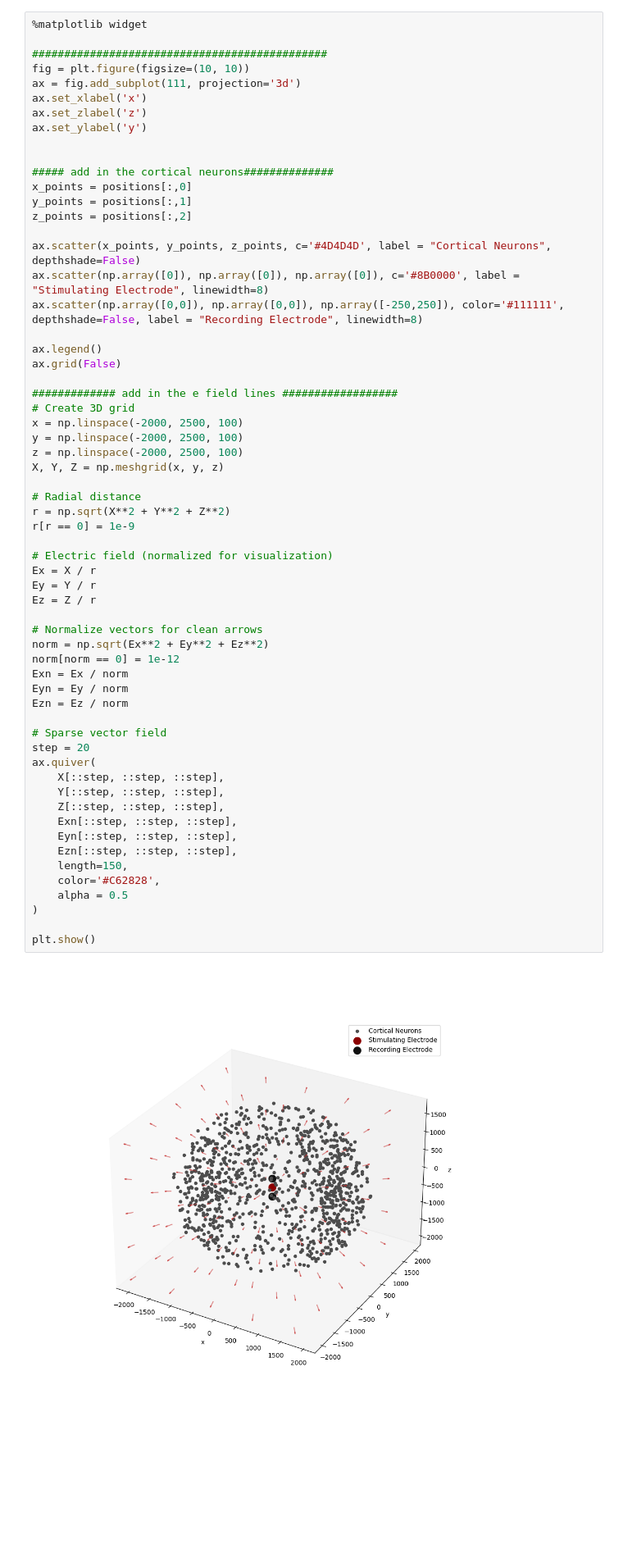
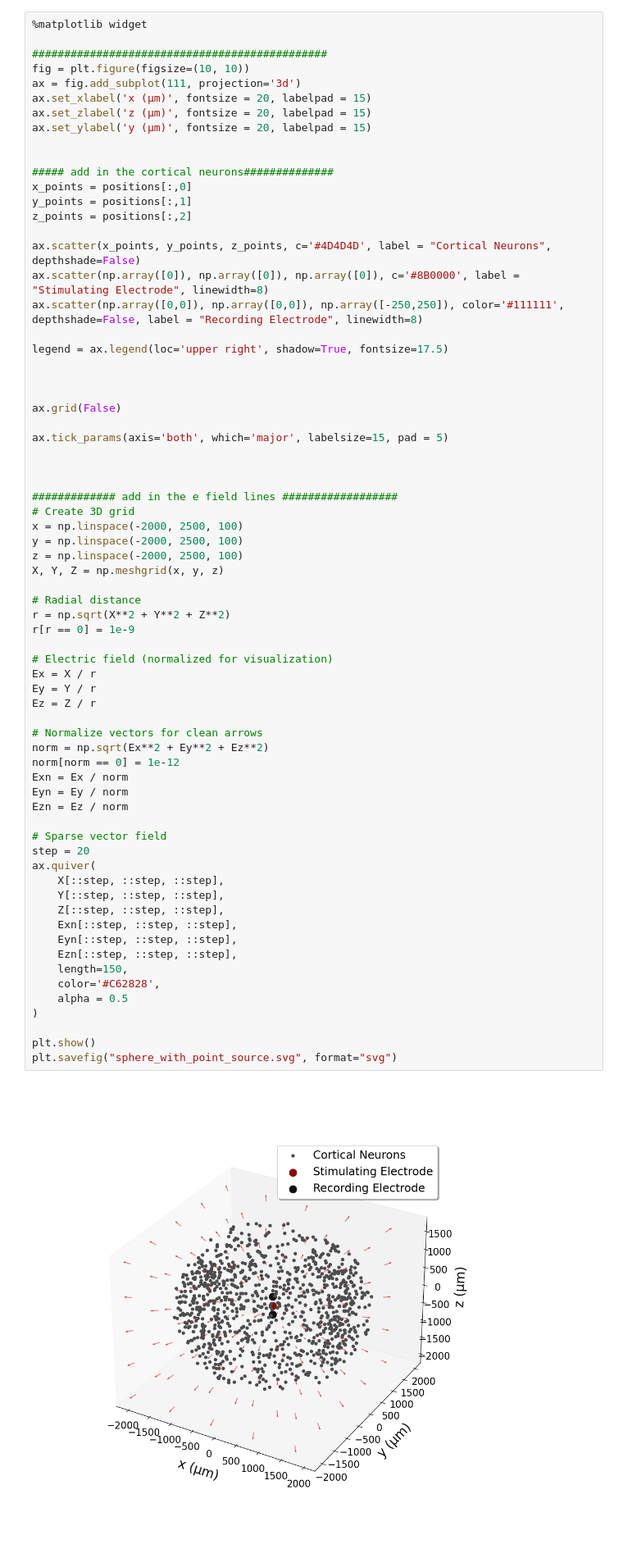
Before and after one commit to taramcguire/COMSOL2NETWORK_test_files, a Jupyter notebook: FE_and_neuron_network_coupling_project/Publication_Figures/20260224_creating_figure_for_positions_of_neurons.ipynb, the cells around one changed output. Shown at 82% size. Drawn from its saved outputs; the diff is of its cells as text; blank space fills up the shorter version.

```diff
--- a/FE_and_neuron_network_coupling_project/Publication_Figures/20260224_creating_figure_for_positions_of_neurons.ipynb
+++ b/FE_and_neuron_network_coupling_project/Publication_Figures/20260224_creating_figure_for_positions_of_neurons.ipynb
@@ -66,9 +62,9 @@ positions = random_point_generator.generate_positions(1000)
 ##############################################
 fig = plt.figure(figsize=(10, 10))
 ax = fig.add_subplot(111, projection='3d')
-ax.set_xlabel('x')
-ax.set_zlabel('z')
-ax.set_ylabel('y')
+ax.set_xlabel('x (μm)', fontsize = 20, labelpad = 15)
+ax.set_zlabel('z (μm)', fontsize = 20, labelpad = 15)
+ax.set_ylabel('y (μm)', fontsize = 20, labelpad = 15)
 
 
 ##### add in the cortical neurons##############
@@ -80,8 +76,15 @@ ax.scatter(x_points, y_points, z_points, c='#4D4D4D', label = "Cortical Neurons"
 ax.scatter(np.array([0]), np.array([0]), np.array([0]), c='#8B0000', label = "Stimulating Electrode", linewidth=8)
 ax.scatter(np.array([0,0]), np.array([0,0]), np.array([-250,250]), color='#111111', depthshade=False, label = "Recording Electrode", linewidth=8)
 
-ax.legend()
+legend = ax.legend(loc='upper right', shadow=True, fontsize=17.5)
+
+
+
 ax.grid(False)
+
+ax.tick_params(axis='both', which='major', labelsize=15, pad = 5)
+
+
 
 ############# add in the e field lines ##################
 # Create 3D grid
@@ -95,34 +98,35 @@ r = np.sqrt(X**2 + Y**2 + Z**2)
 r[r == 0] = 1e-9
 
 # Electric field (normalized for visualization)
 Ex = X / r
 Ey = Y / r
 Ez = Z / r
 
 # Normalize vectors for clean arrows
 norm = np.sqrt(Ex**2 + Ey**2 + Ez**2)
 norm[norm == 0] = 1e-12
 Exn = Ex / norm
 Eyn = Ey / norm
 Ezn = Ez / norm
 
 # Sparse vector field
 step = 20
 ax.quiver(
     X[::step, ::step, ::step],
     Y[::step, ::step, ::step],
     Z[::step, ::step, ::step],
     Exn[::step, ::step, ::step],
     Eyn[::step, ::step, ::step],
     Ezn[::step, ::step, ::step],
     length=150,
     color='#C62828',
     alpha = 0.5
 )
 
 plt.show()
+plt.savefig("sphere_with_point_source.svg", format="svg")
 # %% [output]
-[figure, old version]
+[figure, new version]
 # %% [markdown]
 # Ellipse
 # %%
```
Also changed, not shown: parts of 7 cells of this notebook.
